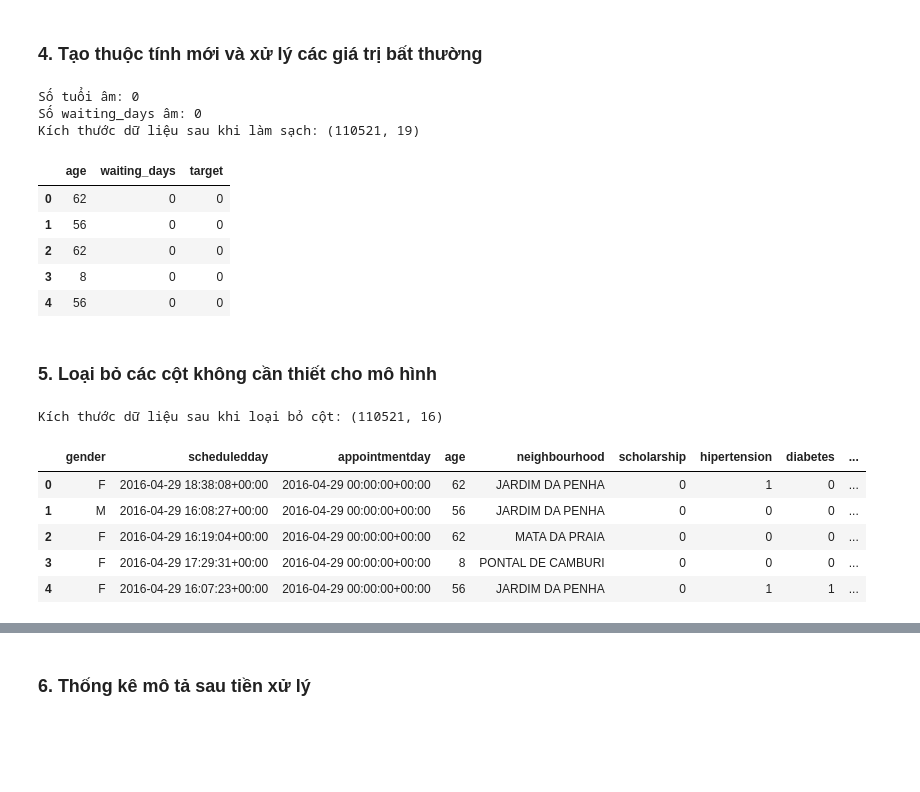
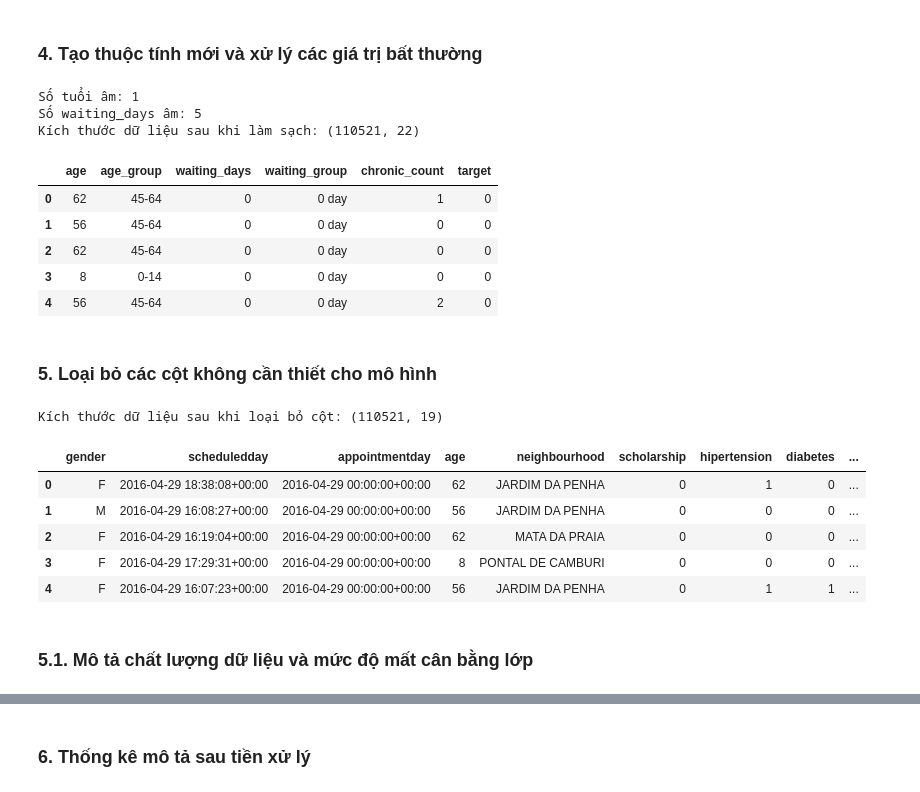
Before and after one commit to bibo0610/DATAMINING_20, a Jupyter notebook: medical_appointment_noshow_analysis.ipynb, the cells around one changed output, grey strips where cells are left out. Cells and saved outputs as stored; diff of their text form; code cells hidden in the pictures; blank space fills up the shorter version.

```diff
--- a/medical_appointment_noshow_analysis.ipynb
+++ b/medical_appointment_noshow_analysis.ipynb
@@ -152,30 +156,54 @@ dtype: object
 # %% [markdown]
 ### 4. Tạo thuộc tính mới và xử lý các giá trị bất thường
 # %%
-data["waiting_days"] = (data["appointmentday"].dt.date - data["scheduledday"].dt.date).dt.days
+# Đảm bảo 2 cột ngày tháng đúng kiểu datetime
+data["scheduledday"] = pd.to_datetime(data["scheduledday"], errors="coerce")
+data["appointmentday"] = pd.to_datetime(data["appointmentday"], errors="coerce")
+
+# Tính số ngày chờ: bỏ phần giờ nhưng vẫn giữ kiểu datetime của pandas
+data["waiting_days"] = (
+    data["appointmentday"].dt.normalize() - data["scheduledday"].dt.normalize()
+).dt.days
+
 data["scheduled_weekday"] = data["scheduledday"].dt.day_name()
 data["appointment_weekday"] = data["appointmentday"].dt.day_name()
 data["scheduled_hour"] = data["scheduledday"].dt.hour
 
 print("Số tuổi âm:", (data["age"] < 0).sum())
 print("Số waiting_days âm:", (data["waiting_days"] < 0).sum())
 
 data = data[(data["age"] >= 0) & (data["waiting_days"] >= 0)].copy()
 
 data["target"] = data["no_show"].map({"Yes": 1, "No": 0})
 
+# Rút trích đặc trưng phục vụ khai phá dữ liệu
+data["age_group"] = pd.cut(
+    data["age"],
+    bins=[-1, 14, 24, 44, 64, 120],
+    labels=["0-14", "15-24", "25-44", "45-64", "65+"]
+)
+
+data["waiting_group"] = pd.cut(
+    data["waiting_days"],
+    bins=[-1, 0, 3, 7, 14, 10**9],
+    labels=["0 day", "1-3 days", "4-7 days", "8-14 days", ">14 days"]
+)
+
+chronic_cols = ["hipertension", "diabetes", "alcoholism", "handcap"]
+data["chronic_count"] = data[chronic_cols].sum(axis=1)
+
 print("Kích thước dữ liệu sau khi làm sạch:", data.shape)
-display(data[["age", "waiting_days", "target"]].head())
+display(data[["age", "age_group", "waiting_days", "waiting_group", "chronic_count", "target"]].head())
 # %% [output]
-Số tuổi âm: 0
-Số waiting_days âm: 0
-Kích thước dữ liệu sau khi làm sạch: (110521, 19)
+Số tuổi âm: 1
+Số waiting_days âm: 5
+Kích thước dữ liệu sau khi làm sạch: (110521, 22)
-|  | age | waiting_days | target |
-| 0 | 62 | 0 | 0 |
-| 1 | 56 | 0 | 0 |
-| 2 | 62 | 0 | 0 |
-| 3 | 8 | 0 | 0 |
-| 4 | 56 | 0 | 0 |
+|  | age | age_group | waiting_days | waiting_group | chronic_count | target |
+| 0 | 62 | 45-64 | 0 | 0 day | 1 | 0 |
+| 1 | 56 | 45-64 | 0 | 0 day | 0 | 0 |
+| 2 | 62 | 45-64 | 0 | 0 day | 0 | 0 |
+| 3 | 8 | 0-14 | 0 | 0 day | 0 | 0 |
+| 4 | 56 | 45-64 | 0 | 0 day | 2 | 0 |
 # %% [markdown]
 ### 5. Loại bỏ các cột không cần thiết cho mô hình
 # %%
@@ -185,10 +213,12 @@ data_model = data.drop(columns=drop_cols)
 print("Kích thước dữ liệu sau khi loại bỏ cột:", data_model.shape)
 display(data_model.head())
 # %% [output]
-Kích thước dữ liệu sau khi loại bỏ cột: (110521, 16)
+Kích thước dữ liệu sau khi loại bỏ cột: (110521, 19)
 |  | gender | scheduledday | appointmentday | age | neighbourhood | scholarship | hipertension | diabetes | ... |
 | 0 | F | 2016-04-29 18:38:08+00:00 | 2016-04-29 00:00:00+00:00 | 62 | JARDIM DA PENHA | 0 | 1 | 0 | ... |
 | 1 | M | 2016-04-29 16:08:27+00:00 | 2016-04-29 00:00:00+00:00 | 56 | JARDIM DA PENHA | 0 | 0 | 0 | ... |
 | 2 | F | 2016-04-29 16:19:04+00:00 | 2016-04-29 00:00:00+00:00 | 62 | MATA DA PRAIA | 0 | 0 | 0 | ... |
 | 3 | F | 2016-04-29 17:29:31+00:00 | 2016-04-29 00:00:00+00:00 | 8 | PONTAL DE CAMBURI | 0 | 0 | 0 | ... |
 | 4 | F | 2016-04-29 16:07:23+00:00 | 2016-04-29 00:00:00+00:00 | 56 | JARDIM DA PENHA | 0 | 1 | 1 | ... |
+# %% [markdown]
+### 5.1. Mô tả chất lượng dữ liệu và mức độ mất cân bằng lớp
```
Also changed, not shown: parts of 28 cells of this notebook, 1 other file.
